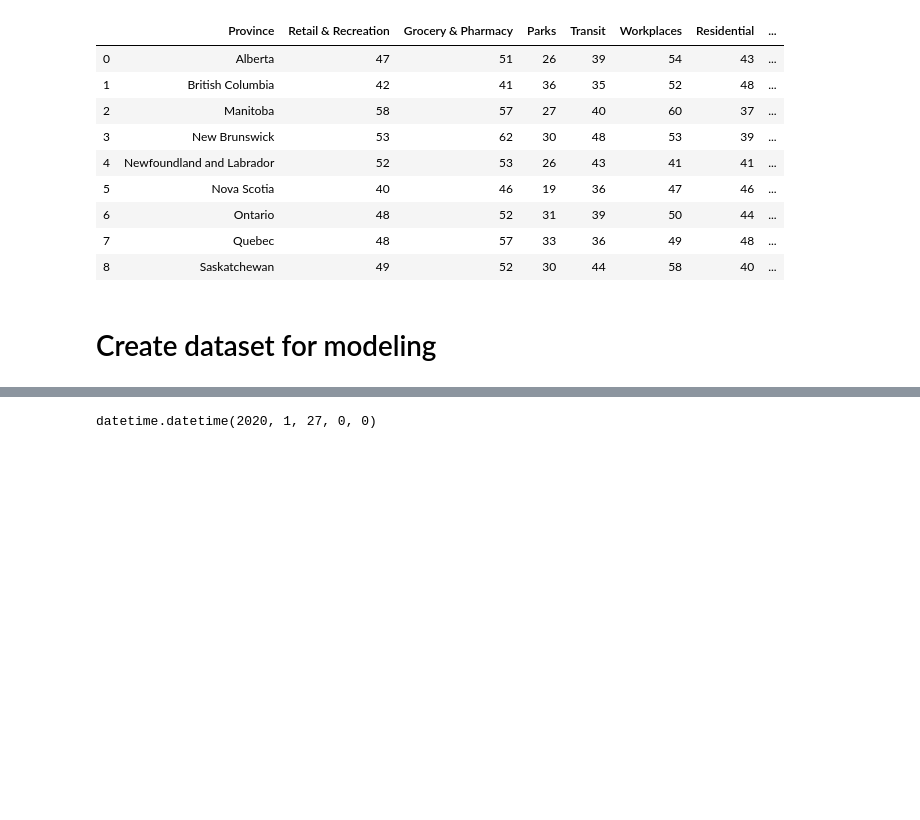
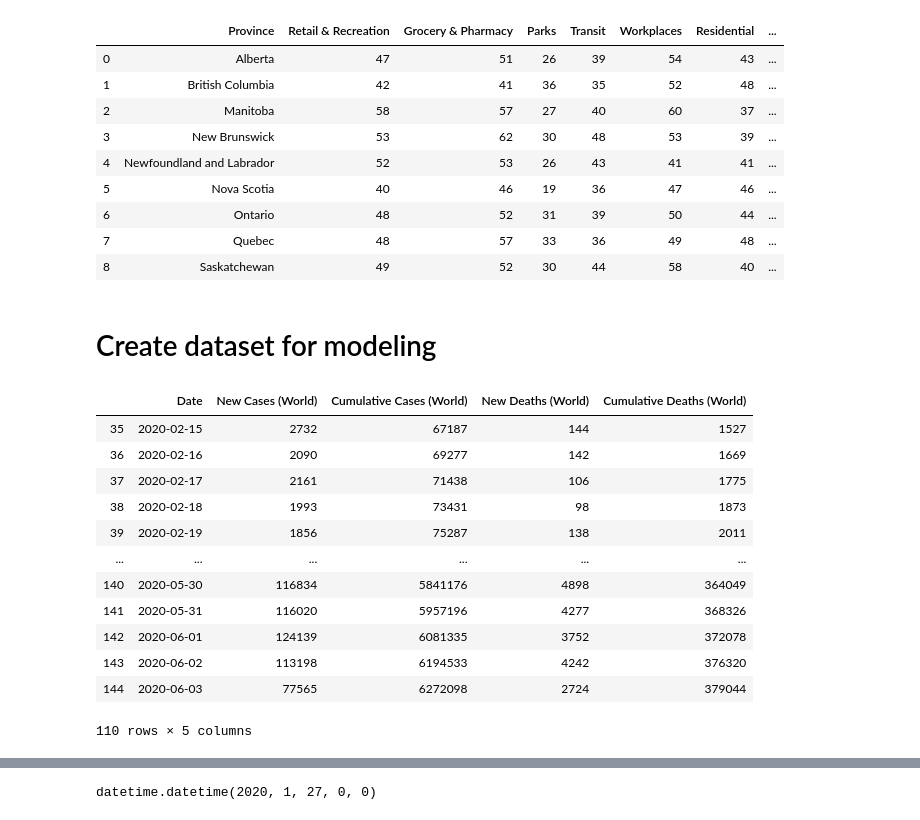
Before and after one commit to francomomo/DataFest-2020, a Jupyter notebook: scripts/Python/data_cleaning.ipynb, the cells around one changed output, grey strips where cells are left out. Saved outputs shown, nothing was run; the diff lists cells and outputs as text; code cells hidden in the pictures; blank space fills up the shorter version.

```diff
--- a/scripts/Python/data_cleaning.ipynb
+++ b/scripts/Python/data_cleaning.ipynb
@@ -327,6 +327,22 @@ covid19_globe = covid19_globe.loc[covid19_globe.Date >= '2020-02-15']
 
 # format date
 covid19_globe.Date = pd.to_datetime(covid19_globe.Date, format='%Y-%m-%d')
+# %%
+covid19_globe
+# %% [output]
+|  | Date | New Cases (World) | Cumulative Cases (World) | New Deaths (World) | Cumulative Deaths (World) |
+| 35 | 2020-02-15 | 2732 | 67187 | 144 | 1527 |
+| 36 | 2020-02-16 | 2090 | 69277 | 142 | 1669 |
+| 37 | 2020-02-17 | 2161 | 71438 | 106 | 1775 |
+| 38 | 2020-02-18 | 1993 | 73431 | 98 | 1873 |
+| 39 | 2020-02-19 | 1856 | 75287 | 138 | 2011 |
+| ... | ... | ... | ... | ... | ... |
+| 140 | 2020-05-30 | 116834 | 5841176 | 4898 | 364049 |
+| 141 | 2020-05-31 | 116020 | 5957196 | 4277 | 368326 |
+| 142 | 2020-06-01 | 124139 | 6081335 | 3752 | 372078 |
+| 143 | 2020-06-02 | 113198 | 6194533 | 4242 | 376320 |
+| 144 | 2020-06-03 | 77565 | 6272098 | 2724 | 379044 |
+110 rows × 5 columns
 # %%
 # clean data for daily temperature and precipitation in Canada
 
```
Also changed, not shown: parts of 4 cells of this notebook, 3 other files.
